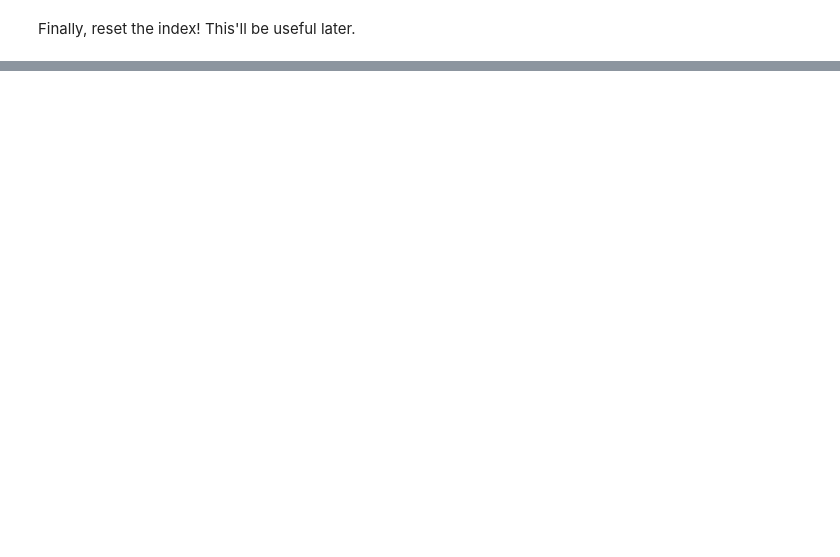
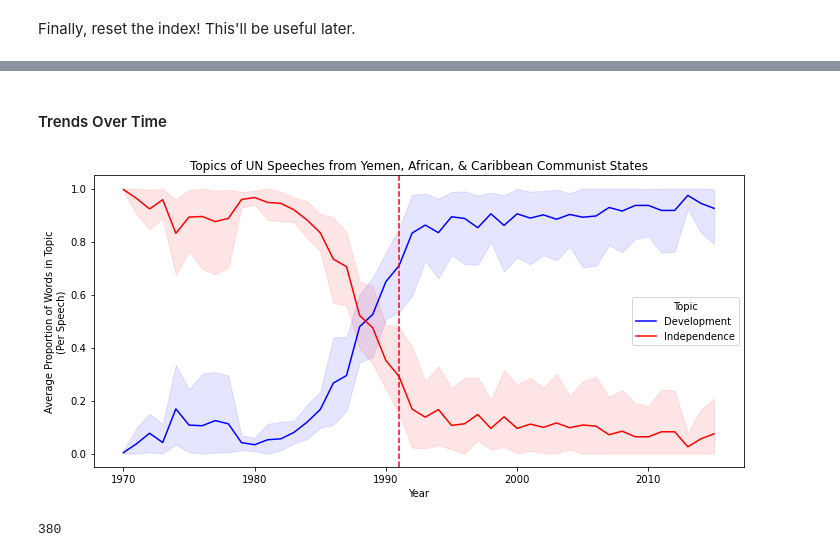
Before and after one commit to ringmatt/PPOL566_DataSci3_Projects, a Jupyter notebook: Project2_TextAnalysis/ringmatt_project2.ipynb, the cells around one changed output, grey strips where cells are left out. Drawn from its saved outputs; the diff is of its cells as text; code cells hidden in the pictures; blank space fills up the shorter version.

```diff
--- a/Project2_TextAnalysis/ringmatt_project2.ipynb
+++ b/Project2_TextAnalysis/ringmatt_project2.ipynb
@@ -249,0 +654,3 @@ pyLDAvis.display(lda_viz)
+# %%
+# Fit lda
+doc_topics_other = lda_other.fit_transform(X_other)
@@ -249,0 +680,3 @@ pyLDAvis.display(lda_viz)
+# %%
+# Name topics
+topics_other = ["development", "independence"]
@@ -249,0 +685,5 @@ pyLDAvis.display(lda_viz)
+# %%
+# Merge topics as proportions to documents
+df_temp = df_fss.loc[~df_fss["country"].isin(["CHN", "KHM", "VNM", "LAO", "PRK", "ALB",
+                                              "MNG", "POL", "AFG", "BGR", "CZE", "HUN", "ROU"] + ussr + yugo)].reset_index(drop = True)
+df_final_other = topic_dataset(df_temp, topics_other, X_other, doc_topics_other)
@@ -249,0 +710,31 @@ pyLDAvis.display(lda_viz)
+# %% [markdown]
+#### Trends Over Time
+# %%
+# Drop particular columns
+df_year_other = df_final_other.drop(["socialist"], axis = 1)
+
+# Convert to long form
+df_year_other_long = long_form(df_year_other)
+# %%
+plt.figure(figsize = (10,5))
+
+sns.lineplot(x = "Year", y = "Presence in Speeches", hue = "Topic",
+             data = df_year_other_long,
+            palette = ["blue", "red"],
+             err_kws={'alpha':0.1})
+
+plt.axvline(x = 1991,
+           color = "red",
+           linestyle = "--")
+
+plt.title("Topics of UN Speeches from Yemen, African, & Caribbean Communist States")
+plt.ylabel("Average Proportion of Words in Topic\n(Per Speech)")
+
+plt.tight_layout()
+plt.savefig("plots/africa_carribean_topics.png", dpi = 400, width = 5, height = 3)
+# %% [output]
+[figure, added]
+# %%
+len(df_final_other)
+# %% [output]
+380
```
Also changed, not shown: parts of 108 cells of this notebook.
